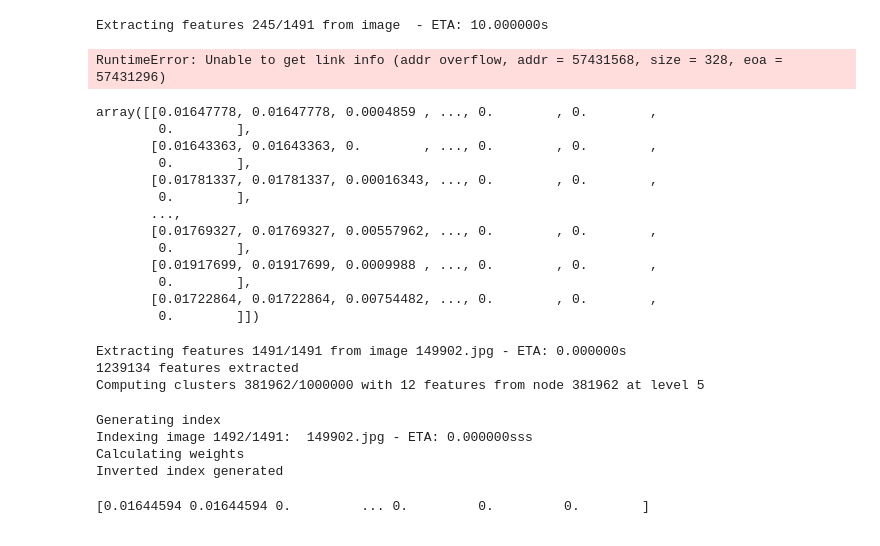
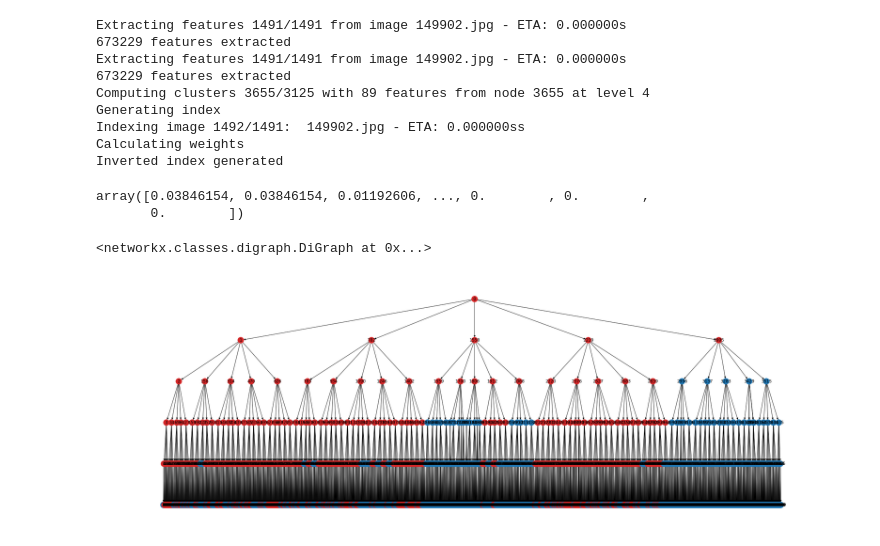
Before and after one commit to epignatelli/scalable-recognition-with-a-vocabulary-tree, a Jupyter notebook: VV3.ipynb, the cells around one changed output. Cells and saved outputs as stored; diff of their text form; code cells hidden in the pictures.

```diff
--- a/VV3.ipynb
+++ b/VV3.ipynb
@@ -15,41 +16,26 @@ def profile(func, *args, **kwargs):
 # %%
-cbir = CBIR("data/jpg", n_branches=3, depth=4, sift_implementation="pytorch")
+cbir = CBIR("data/jpg", n_branches=5, depth=5, sift_implementation="pytorch")
 # %%
+cbir.extract_features()
 cbir.fit()
 cbir.index()
 # %% [output]
-Extracting features 245/1491 from image  - ETA: 10.000000s
+Extracting features 1491/1491 from image 149902.jpg - ETA: 0.000000s
+673229 features extracted
+Extracting features 1491/1491 from image 149902.jpg - ETA: 0.000000s
+673229 features extracted
+Computing clusters 3655/3125 with 89 features from node 3655 at level 4
+Generating index
+Indexing image 1492/1491:  149902.jpg - ETA: 0.000000ss
+Calculating weights
+Inverted index generated
-RuntimeError: Unable to get link info (addr overflow, addr = 57431568, size = 328, eoa = 57431296)
-# %%
-cbir.database
-# %% [output]
-array([[0.01647778, 0.01647778, 0.0004859 , ..., 0.        , 0.        ,
-        0.        ],
-       [0.01643363, 0.01643363, 0.        , ..., 0.        , 0.        ,
-        0.        ],
-       [0.01781337, 0.01781337, 0.00016343, ..., 0.        , 0.        ,
-        0.        ],
-       ...,
-       [0.01769327, 0.01769327, 0.00557962, ..., 0.        , 0.        ,
-        0.        ],
-       [0.01917699, 0.01917699, 0.0009988 , ..., 0.        , 0.        ,
-        0.        ],
-       [0.01722864, 0.01722864, 0.00754482, ..., 0.        , 0.        ,
-        0.        ]])
-# %%
-cbir.fit()
-# %% [output]
-Extracting features 1491/1491 from image 149902.jpg - ETA: 0.000000s
-1239134 features extracted
-Computing clusters 381962/1000000 with 12 features from node 381962 at level 5
-# %%
-cbir.index(parallel=False)
-# %% [output]
-Generating index
-Indexing image 1492/1491:  149902.jpg - ETA: 0.000000sss
-Calculating weights
-Inverted index generated
+# %%
+cbir.encode("104002")
+# %% [output]
+array([0.03846154, 0.03846154, 0.01192606, ..., 0.        , 0.        ,
+       0.        ])
 # %%
-cbir.encode("104002", return_graph=False)
+cbir.encode("104002", return_graph=True)
 # %% [output]
-[0.01644594 0.01644594 0.         ... 0.         0.         0.        ]
+<networkx.classes.digraph.DiGraph at 0x...>
+[figure, added]
```
Also changed, not shown: parts of 8 cells of this notebook.
